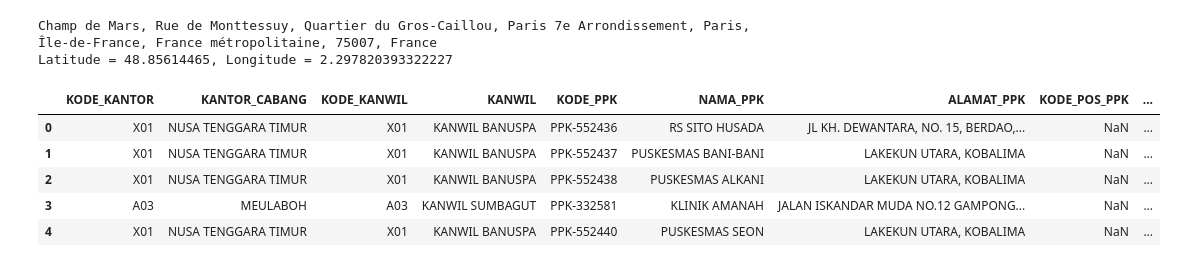
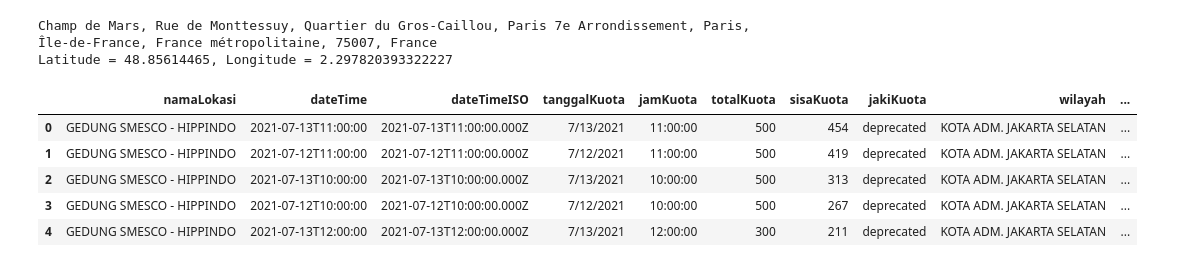
Before and after one commit to johannesriter/getridcovid_project, a Jupyter notebook: addressLocator_indo.ipynb, the cells around one changed output. Drawn from its saved outputs; the diff is of its cells as text; code cells hidden in the pictures.

```diff
--- a/addressLocator_indo.ipynb
+++ b/addressLocator_indo.ipynb
@@ -19,12 +19,12 @@ print('Latitude = {}, Longitude = {}'.format(location.latitude, location.longitu
 Champ de Mars, Rue de Monttessuy, Quartier du Gros-Caillou, Paris 7e Arrondissement, Paris, Île-de-France, France métropolitaine, 75007, France
 Latitude = 48.85614465, Longitude = 2.297820393322227
 # %%
-df = pd.read_csv(r'D:\Training\ESRI_Leaflet\Daftar_RumahSakit.csv')
+df = pd.read_csv(r'D:\Training\getridcovid_project\dataSource\kuotaVaksin_jaki.csv')
 df.head()
 # %% [output]
-|  | KODE_KANTOR | KANTOR_CABANG | KODE_KANWIL | KANWIL | KODE_PPK | NAMA_PPK | ALAMAT_PPK | KODE_POS_PPK | ... |
-| 0 | X01 | NUSA TENGGARA TIMUR | X01 | KANWIL BANUSPA | PPK-552436 | RS SITO HUSADA | JL KH. DEWANTARA, NO. 15, BERDAO,... | NaN | ... |
-| 1 | X01 | NUSA TENGGARA TIMUR | X01 | KANWIL BANUSPA | PPK-552437 | PUSKESMAS BANI-BANI | LAKEKUN UTARA, KOBALIMA | NaN | ... |
-| 2 | X01 | NUSA TENGGARA TIMUR | X01 | KANWIL BANUSPA | PPK-552438 | PUSKESMAS ALKANI | LAKEKUN UTARA, KOBALIMA | NaN | ... |
-| 3 | A03 | MEULABOH | A03 | KANWIL SUMBAGUT | PPK-332581 | KLINIK AMANAH | JALAN ISKANDAR MUDA NO.12 GAMPONG... | NaN | ... |
-| 4 | X01 | NUSA TENGGARA TIMUR | X01 | KANWIL BANUSPA | PPK-552440 | PUSKESMAS SEON | LAKEKUN UTARA, KOBALIMA | NaN | ... |
+|  | namaLokasi | dateTime | dateTimeISO | tanggalKuota | jamKuota | totalKuota | sisaKuota | jakiKuota | wilayah | ... |
+| 0 | GEDUNG SMESCO - HIPPINDO | 2021-07-13T11:00:00 | 2021-07-13T11:00:00.000Z | 7/13/2021 | 11:00:00 | 500 | 454 | deprecated | KOTA ADM. JAKARTA SELATAN | ... |
+| 1 | GEDUNG SMESCO - HIPPINDO | 2021-07-12T11:00:00 | 2021-07-12T11:00:00.000Z | 7/12/2021 | 11:00:00 | 500 | 419 | deprecated | KOTA ADM. JAKARTA SELATAN | ... |
+| 2 | GEDUNG SMESCO - HIPPINDO | 2021-07-13T10:00:00 | 2021-07-13T10:00:00.000Z | 7/13/2021 | 10:00:00 | 500 | 313 | deprecated | KOTA ADM. JAKARTA SELATAN | ... |
+| 3 | GEDUNG SMESCO - HIPPINDO | 2021-07-12T10:00:00 | 2021-07-12T10:00:00.000Z | 7/12/2021 | 10:00:00 | 500 | 267 | deprecated | KOTA ADM. JAKARTA SELATAN | ... |
+| 4 | GEDUNG SMESCO - HIPPINDO | 2021-07-13T12:00:00 | 2021-07-13T12:00:00.000Z | 7/13/2021 | 12:00:00 | 300 | 211 | deprecated | KOTA ADM. JAKARTA SELATAN | ... |
```
Also changed, not shown: parts of 12 cells of this notebook, 6 other files.
